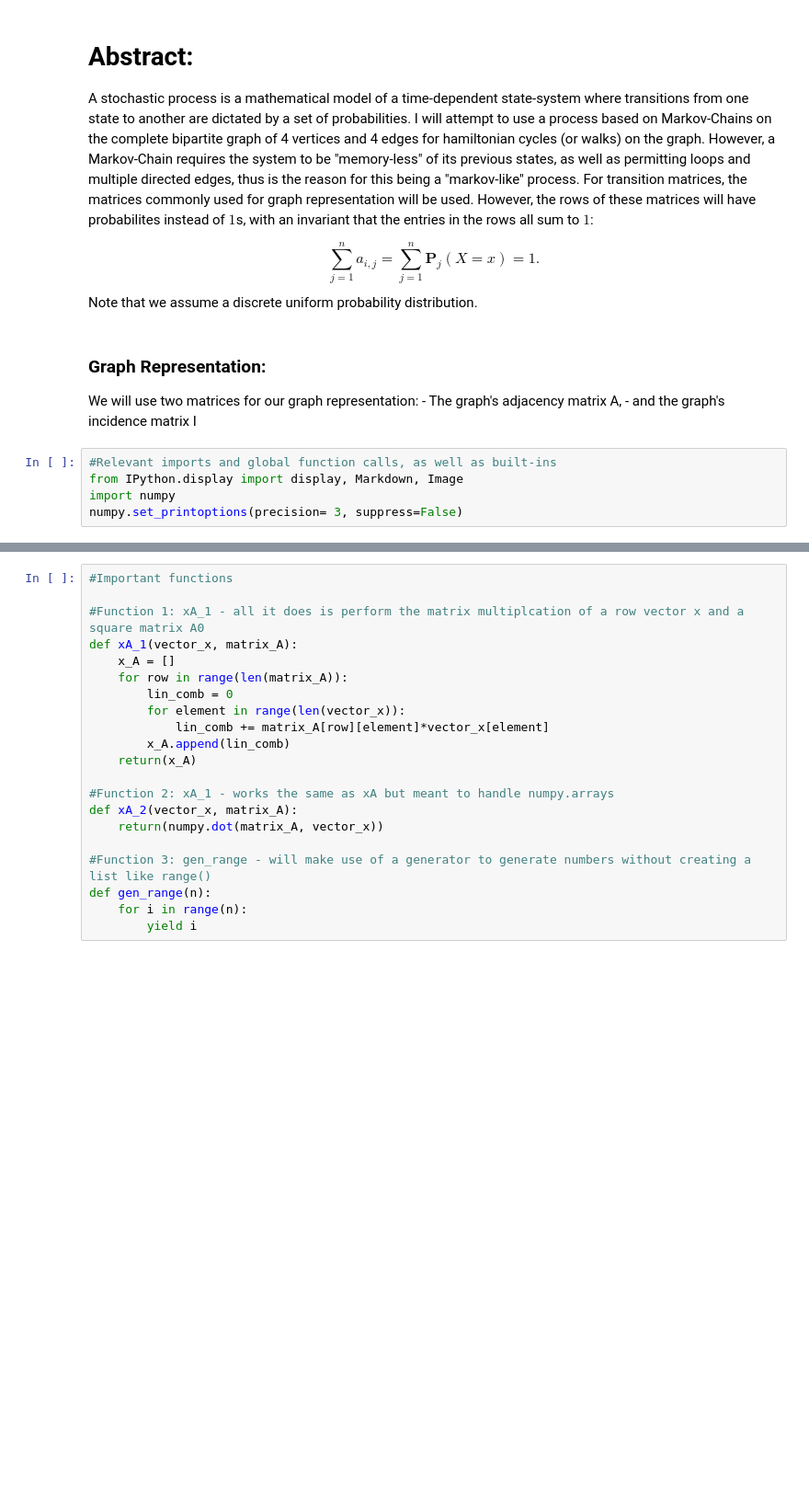
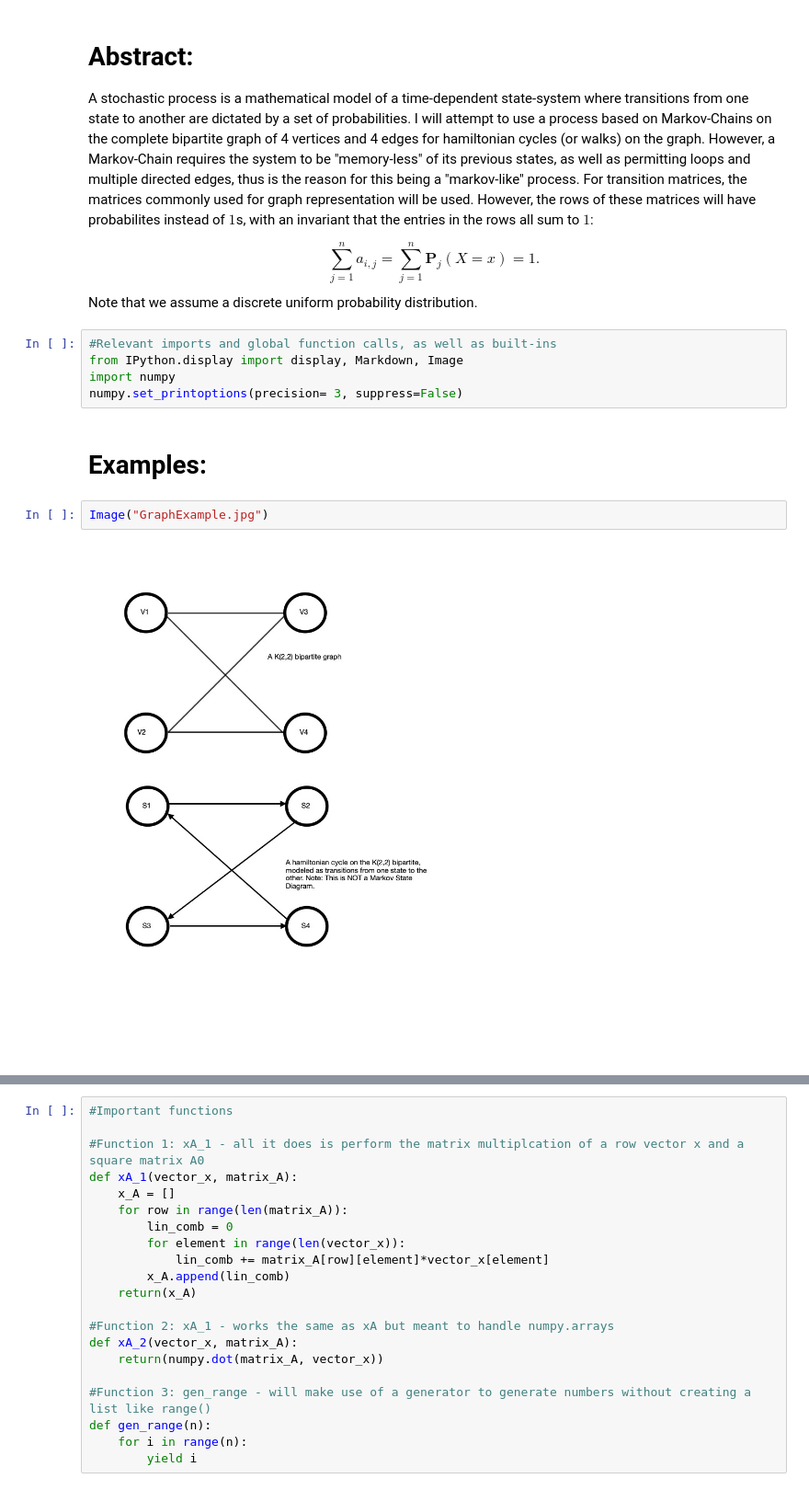
Before and after one commit to super-sebajin/Jupyter-Notebooks, a Jupyter notebook: Personal Research/Case Study - A Markov-like Process on the K(2,2) bipartite graph.ipynb, the cells around one changed output, grey strips where cells are left out. Shown at 92% size. Cells and saved outputs as stored; diff of their text form; blank space fills up the shorter version.

Commit message:
added 'GraphExample.jpg'

```diff
--- a/Personal Research/Case Study - A Markov-like Process on the K(2,2) bipartite graph.ipynb
+++ b/Personal Research/Case Study - A Markov-like Process on the K(2,2) bipartite graph.ipynb
@@ -4,13 +4,14 @@ A stochastic process is a mathematical model of a time-dependent state-system wh
 
 $$\sum_{j=1}^{n} a_{i,j} = \sum_{j=1}^{n} \mathbf{P}_{j}(X=x) = 1.$$
 Note that we assume a discrete uniform probability distribution.
-# %% [markdown]
-### Graph Representation:
-We will use two matrices for our graph representation:
-    - The graph's adjacency matrix A,
-    - and the graph's incidence matrix I
 # %%
 #Relevant imports and global function calls, as well as built-ins
 from IPython.display import display, Markdown, Image
 import numpy
 numpy.set_printoptions(precision= 3, suppress=False)
+# %% [markdown]
+# Examples:
+# %%
+Image("GraphExample.jpg")
+# %% [output]
+[figure, added]
```
Also changed, not shown: parts of 10 cells of this notebook, 2 other files.
